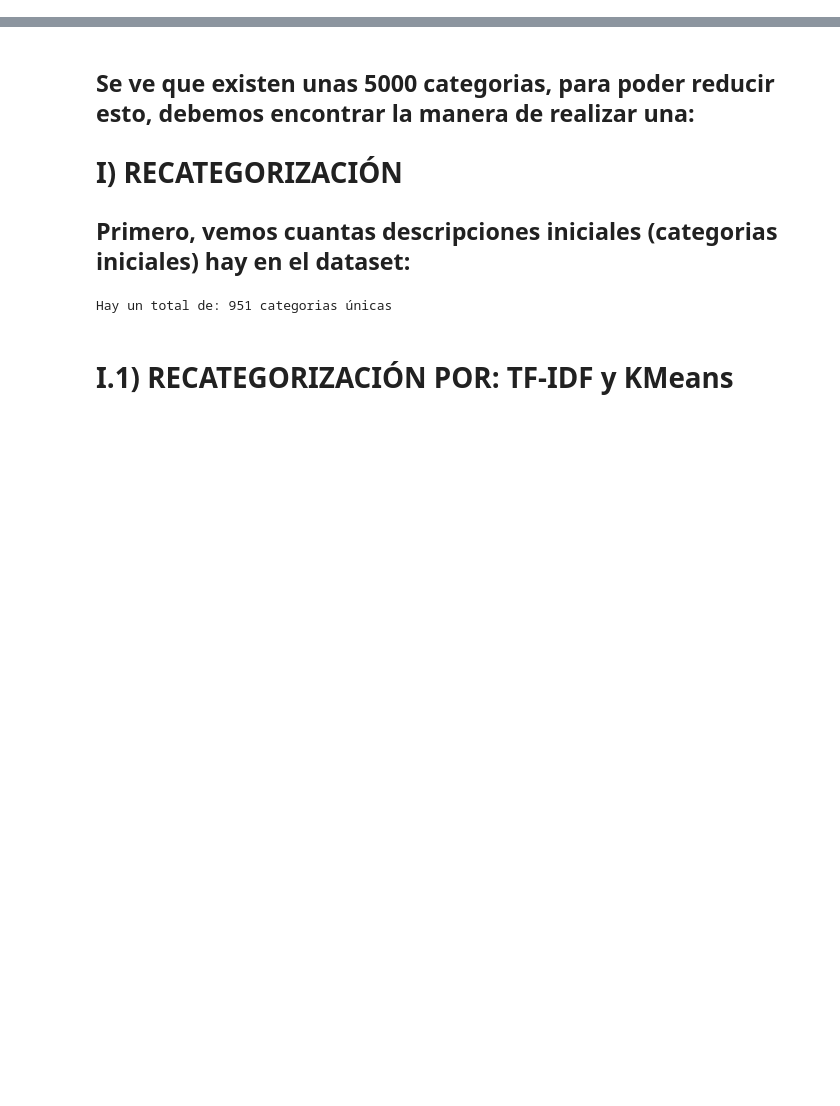
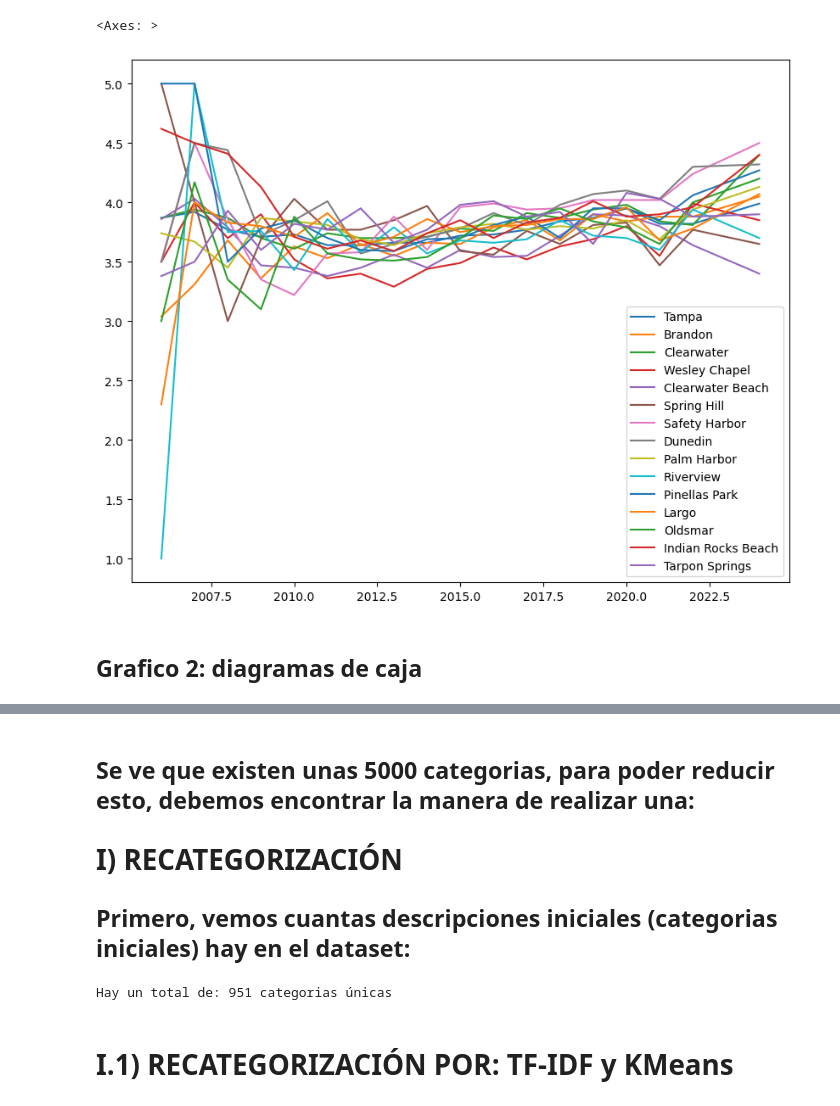
Before and after one commit to MyriamRengifo/proyecto_final, a Jupyter notebook: Data Analysis/EDA_KPI_LuisMata.ipynb, the cells around one changed output, grey strips where cells are left out. Cells and saved outputs as stored; diff of their text form; code cells hidden in the pictures; blank space fills up the shorter version.

```diff
--- a/Data Analysis/EDA_KPI_LuisMata.ipynb
+++ b/Data Analysis/EDA_KPI_LuisMata.ipynb
@@ -132,0 +318,18 @@ df_restaurants.head(2)
+# %%
+kpi2_dict = {} # Empty dictionary
+cities = df_restaurants['ciudad'].unique() # Lista con las ciudades seleccionadas
+anios = df_restaurants['anio'].sort_values().unique() # Lista con los años de los cuales disponemos de datos
+
+for city in cities:
+
+  kpi2 = df_restaurants[(df_restaurants['ciudad'] == city)]
+  kpi2_lista = []
+  for anio in anios:
+
+    average_stars = round(kpi2['puntuacion_usuarios'][kpi2['anio'] == anio].mean(), 2)
+    kpi2_lista.append(average_stars)
+
+  kpi2_dict[city] = kpi2_lista
+
+kpi2_df = pd.DataFrame(kpi2_dict, index = anios)
+kpi2_df
@@ -132,0 +358,3 @@ df_restaurants.head(2)
+# %%
+kpi2_df = kpi2_df.dropna(how = 'any', axis = 1)
+kpi2_df
@@ -132,0 +384,7 @@ df_restaurants.head(2)
+# %%
+kpi2_df.plot(figsize=(10,8))
+# %% [output]
+<Axes: >
+[figure, added]
+# %% [markdown]
+## **Grafico 2:** diagramas de caja
```
Also changed, not shown: parts of 74 cells of this notebook, 22 other files.
